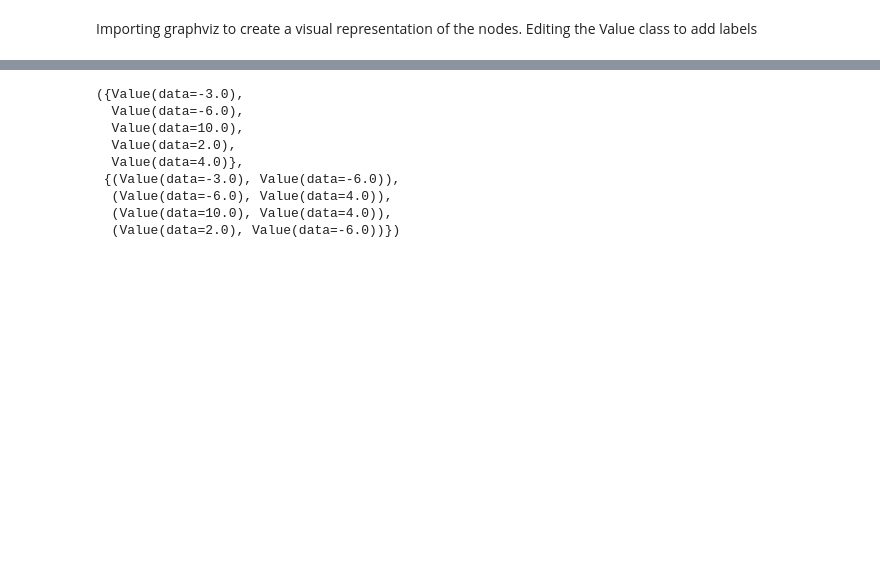
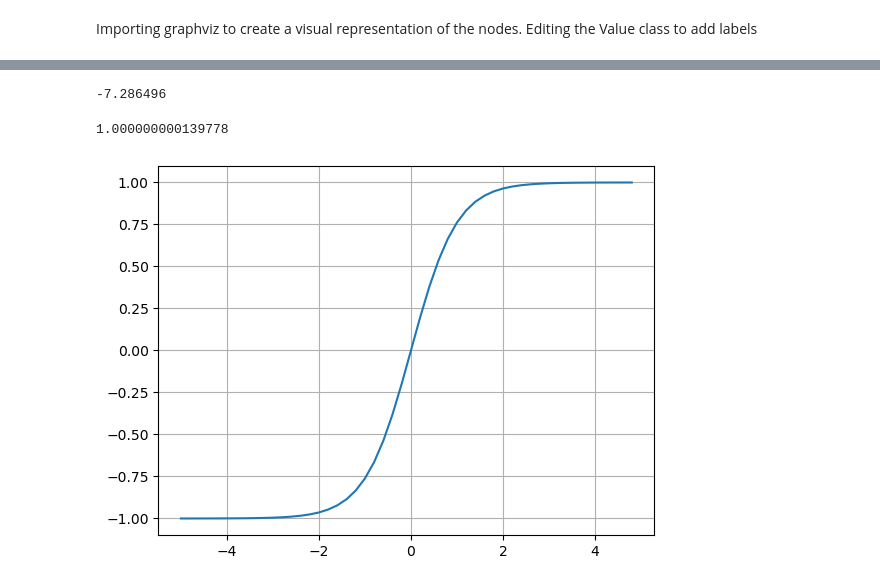
Before and after one commit to miguelramirezmoreno/from-zero-to-hero, a Jupyter notebook: 1_microcrad/1_micrograd_from_scratch.ipynb, the cells around one changed output, grey strips where cells are left out. Saved outputs shown, nothing was run; the diff lists cells and outputs as text; code cells hidden in the pictures; blank space fills up the shorter version.

```diff
--- a/1_microcrad/1_micrograd_from_scratch.ipynb
+++ b/1_microcrad/1_micrograd_from_scratch.ipynb
@@ -294,12 +344,66 @@ draw_dot(L)
 # %%
-trace(d)
+#these values represent the derivate of L respecting to the variable:
+L.grad = 1.0
+f.grad = 4.0
+d.grad= -2.0
+c.grad = -2.0
+e.grad = -2.0
+a.grad= 6.0
+b.grad= -4.0
-# %% [output]
-({Value(data=-3.0),
-  Value(data=-6.0),
-  Value(data=10.0),
-  Value(data=2.0),
-  Value(data=4.0)},
- {(Value(data=-3.0), Value(data=-6.0)),
-  (Value(data=-6.0), Value(data=4.0)),
-  (Value(data=10.0), Value(data=4.0)),
-  (Value(data=2.0), Value(data=-6.0))})
+# %%
+#changing our parameters, makes L less negative, it
+
+a.data += 0.01*a.grad
+b.data += 0.01*b.grad
+c.data += 0.01*c.grad
+f.data += 0.01*f.grad
+
+e = a*b
+d = e + c
+L = d * f
+
+print(L.data)
+#everything we run this over and over we are applying gradient
+# %% [output]
+-7.286496
+# %%
+#we define a function to calculate derivates, also partials
+
+def lol():
+
+    h= 0.000001
+
+    a= Value(2.0, label ='a')
+    b= Value(-3.0, label ='b')
+    c = Value (10.0, label ='c')
+    e = a*b; e.label= 'e'
+    d = e + c; d.label = 'd'
+    f= Value(-2.0, label = 'f')
+    L = d * f; L.label = 'L'
+    L1 = L.data
+
+    #add h to any variable (Directly to a, b, c , f or L, apply x.data += h after the line for e, d)
+
+    a= Value(2.0, label ='a')
+    b= Value(-3.0, label ='b')
+    c = Value (10.0, label ='c')
+    e = a*b; e.label= 'e'
+    d = e + c; d.label = 'd'
+    f= Value(-2.0, label = 'f')
+    L = d * f; L.label = 'L'
+    L2 = L.data
+
+    print((L2 - L1)/h)
+
+lol()
+
+#if you want to do gradient check with every variable, you need to change d to "d.data += h"
+# %% [output]
+1.000000000139778
+# %%
+#implement backpropagation in our two-layer NN
+# firstly, we plot our activation function using tanh, hyperbolic tangent
+
+plt.plot(np.arange(-5,5,0.2), np.tanh(np.arange(-5,5,0.2))); plt.grid();
+# %% [output]
+[figure, added]
```
Also changed, not shown: parts of 16 cells of this notebook.
